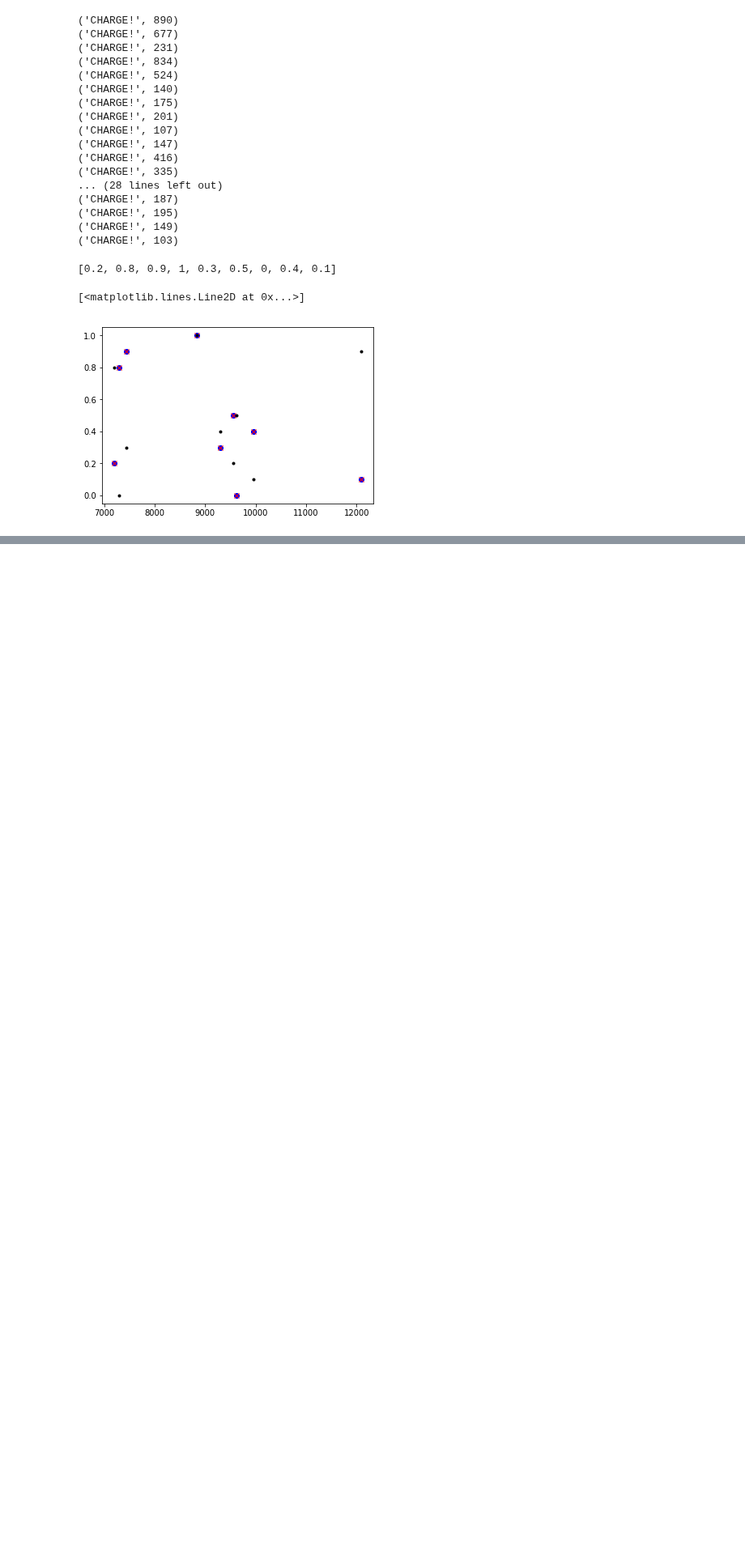
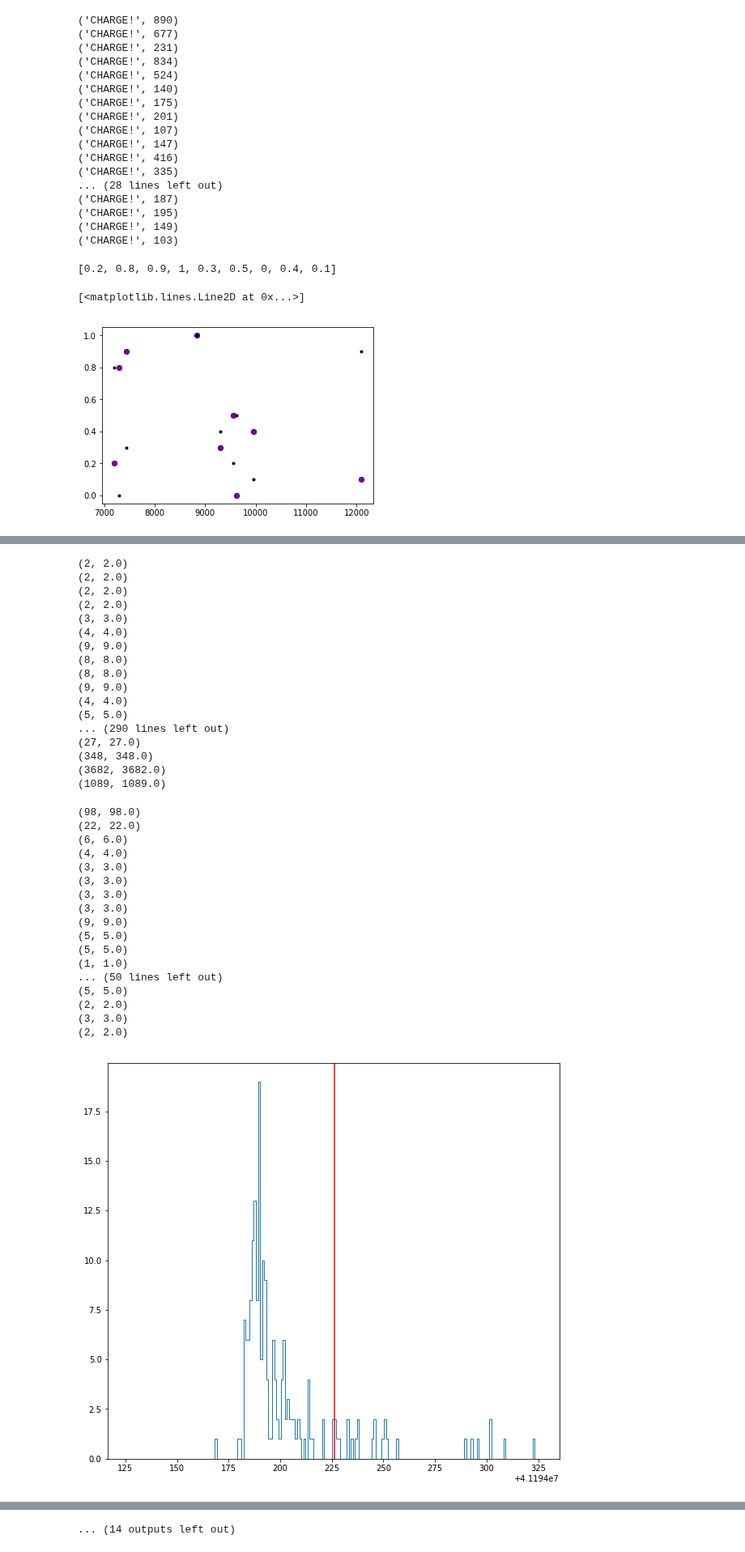
Before and after one commit to ka-til/P-ONE_NuTau, a Jupyter notebook: NuTau_Simulation/Test.ipynb, the cells around one changed output, grey strips where cells are left out. Shown at 81% size. Cells and saved outputs as stored; diff of their text form; code cells hidden in the pictures; blank space fills up the shorter version.

```diff
--- a/NuTau_Simulation/Test.ipynb
+++ b/NuTau_Simulation/Test.ipynb
@@ -167,0 +273,78 @@ plt.plot(np.sort(timeListTest), charge, '.', c='k')
+# %%
+for i in range(713, 714):
+    inFile = dataio.I3File('/data/p-one/akatil/step_5_medium_water/NuTau_NuE_20Events/step_5_'+str(i)+'_medium_water_custom_mDOM_recoPulse.i3.gz')
+    for frame in inFile:
+
+        recoPulseMap = frame['I3RecoPulses']
+        noiseMap = frame["MCPESeriesMap"]
+        mcpeMap = frame["NoiseSeriesMap"]
+
+        for omkey in noiseMap.keys():
+            noise_mcpeList = noiseMap[omkey]
+            noise_timeList = np.array([mcpe.time for mcpe in noise_mcpeList])
+
+            if omkey in mcpeMap.keys():
+                mcpeList = mcpeMap[omkey]
+                timeList = np.array([mcpe.time for mcpe in mcpeList])
+                tot_timeList = np.append(timeList, noise_timeList)
+            else:
+                tot_timeList = noise_timeList
+
+            recoPulseList = recoPulseMap[omkey]
+            recoPulse_timeList = np.array([recoPulse.time for recoPulse in recoPulseList])
+            recoPulse_chargeList = np.array([recoPulse.charge for recoPulse in recoPulseList])
+
+            print(len(tot_timeList), sum(recoPulse_chargeList))
+
+
+            if len(tot_timeList) > 100:
+                mean = tot_timeList.mean()
+                bins = np.arange(mean - 100, mean + 100, 1)
+                plt.figure(figsize=(10,9))
+                plt.hist(tot_timeList, bins=bins, histtype='step')
+                plt.axvline(x=mean, c='r')
+
+                meanR = sum(recoPulse_timeList*recoPulse_chargeList)/sum(recoPulse_chargeList)
+                binsR = np.arange(meanR - 100, meanR + 100, 1)
+                #weights = recoPulse_chargeList[(recoPulse_timeList >= (meanR - 100)) & (recoPulse_timeList < (meanR + 100))]
+                #print(len(recoP))
+                plt.figure(figsize=(10,9))
+                plt.hist(recoPulse_timeList, bins=binsR, histtype='step', weights=recoPulse_chargeList)
+                plt.axvline(x=meanR, c='r')
+                plt.title('RecoPulses')
+# %% [output]
+(2, 2.0)
+(2, 2.0)
+(2, 2.0)
+(2, 2.0)
+(3, 3.0)
+(4, 4.0)
+(9, 9.0)
+(8, 8.0)
+(8, 8.0)
+(9, 9.0)
+(4, 4.0)
+(5, 5.0)
+... (290 lines left out)
+(27, 27.0)
+(348, 348.0)
+(3682, 3682.0)
+(1089, 1089.0)
+(98, 98.0)
+(22, 22.0)
+(6, 6.0)
+(4, 4.0)
+(3, 3.0)
+(3, 3.0)
+(3, 3.0)
+(3, 3.0)
+(9, 9.0)
+(5, 5.0)
+(5, 5.0)
+(1, 1.0)
+... (50 lines left out)
+(5, 5.0)
+(2, 2.0)
+(3, 3.0)
+(2, 2.0)
+[figure, added]
@@ -167,0 +360 @@ plt.plot(np.sort(timeListTest), charge, '.', c='k')
+... (14 outputs left out)
```
Also changed, not shown: parts of 5 cells of this notebook, 22 other files.
